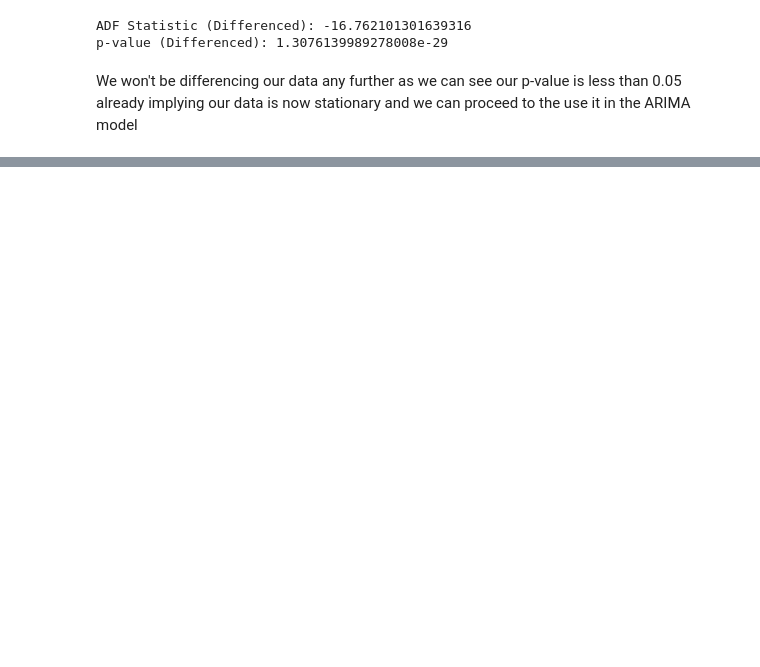
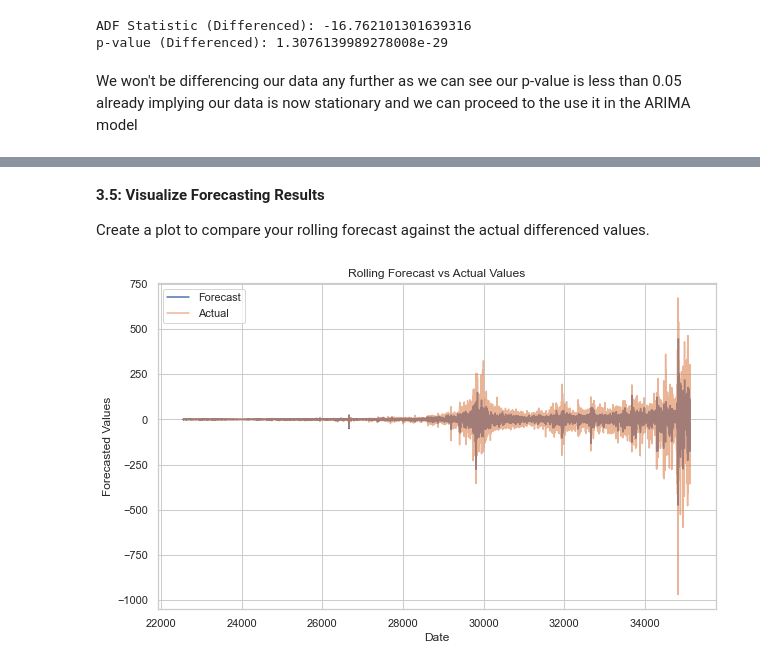
Before and after one commit to mandele1999/stock_data_analysis, a Jupyter notebook: stock_analysis.ipynb, the cells around one changed output, grey strips where cells are left out. Drawn from its saved outputs; the diff is of its cells as text; code cells hidden in the pictures; blank space fills up the shorter version.

Commit message:
Added rolling backtesting for evaluation

```diff
--- a/stock_analysis.ipynb
+++ b/stock_analysis.ipynb
@@ -259,8 +258,12 @@ We'll use the auto_arima function to automatically select the best parameters fo
 # %%
 # Apply auto_arima to the differenced data to select p and q
-model = pm.auto_arima(index_data_diff, seasonal=False, trace=True, suppress_warnings=True)
+model = pm.auto_arima(index_data_diff, seasonal=False, trace=True, suppress_warnings=True, n_jobs=-1, max_p=5, max_q=5, d=1)
 
 # Print the optimal parameters found
-print(f"Best ARIMA Model: {model.summary()}")
+print(f"Optimal ARIMA Model order: {model.summary()}")
+
+# Get the optimal p, d, q values
+p, d, q = model.order
+print(f"Optimal parameters: p={p}, d={d}, q={q}")
 # %% [output]
 Performing stepwise search to minimize aic
@@ -314,20 +285,0 @@ Warnings:
-# %%
-# Forecast the next 30 days
-forecast = arima_fitted.get_forecast(steps=30)
-
-# Extract the forecasted values and the confidence intervals
-forecast_mean = forecast.predicted_mean
-confidence_intervals = forecast.conf_int()
-
-# Create a time range for the forecasted dates
-forecast_dates = pd.date_range(start=index_data['Date'].max(), periods=31, freq='B')[1:]
-
-plt.figure(figsize=(10, 6))
-plt.plot(index_data['Date'], index_data['Close'], label="Historical Close Price")
-plt.plot(forecast_dates, forecast_mean, label="Forecast", color='orange')
-plt.fill_between(forecast_dates, confidence_intervals.iloc[:, 0], confidence_intervals.iloc[:, 1], color='orange', alpha=0.3)
-plt.title("30-Day Forecast for IXIC")
-plt.xlabel("Date")
-plt.ylabel("Close Price")
-plt.legend()
-plt.show()
@@ -335,0 +353,17 @@ plt.show()
+# %% [markdown]
+**3.5: Visualize Forecasting Results**
+
+Create a plot to compare your rolling forecast against the actual differenced values.
+# %%
+# Plot the forecast vs actual values
+import matplotlib.pyplot as plt
+plt.figure(figsize=(10, 6))
+plt.plot(forecast_series, label="Forecast")
+plt.plot(actual_series, label="Actual", alpha=0.6)
+plt.title("Rolling Forecast vs Actual Values")
+plt.xlabel("Date")
+plt.ylabel("Forecasted Values")
+plt.legend()
+plt.show()
+# %% [output]
+[figure, added]
```
Also changed, not shown: parts of 14 cells of this notebook.
